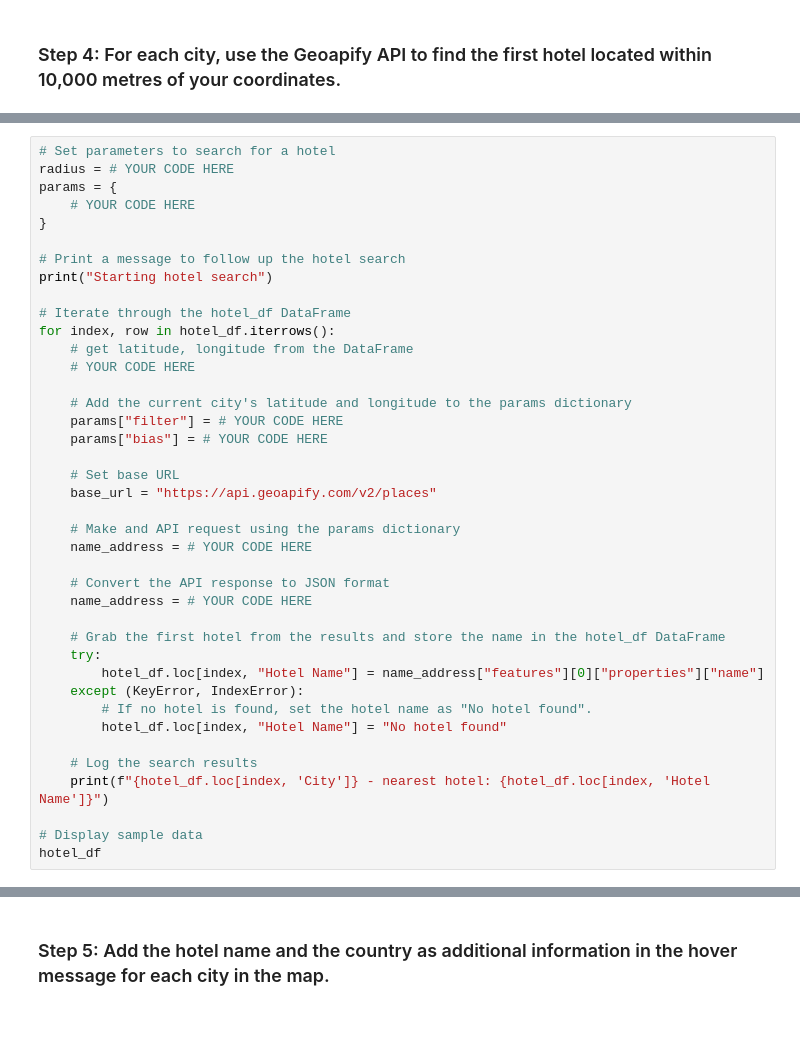
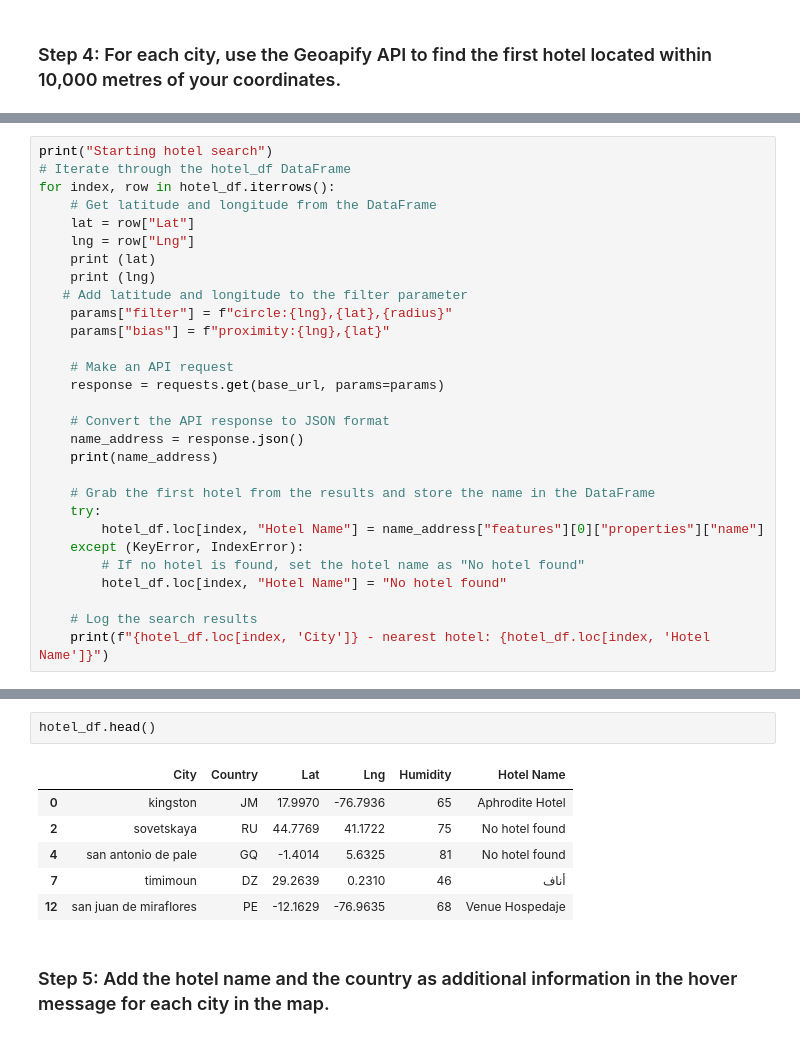
Before and after one commit to Asiabyr95/python-api-challenge, a Jupyter notebook: VacationPy.ipynb, the cells around one changed output, grey strips where cells are left out. Saved outputs shown, nothing was run; the diff lists cells and outputs as text.

```diff
--- a/VacationPy.ipynb
+++ b/VacationPy.ipynb
@@ -104,42 +108,31 @@ city_data_df.head()
 # %%
-# Set parameters to search for a hotel
-radius = # YOUR CODE HERE
-params = {
-    # YOUR CODE HERE
-}
-
-# Print a message to follow up the hotel search
 print("Starting hotel search")
-
 # Iterate through the hotel_df DataFrame
 for index, row in hotel_df.iterrows():
-    # get latitude, longitude from the DataFrame
-    # YOUR CODE HERE
+    # Get latitude and longitude from the DataFrame
+    lat = row["Lat"]
+    lng = row["Lng"]
+    print (lat)
+    print (lng)
+   # Add latitude and longitude to the filter parameter
+    params["filter"] = f"circle:{lng},{lat},{radius}"
+    params["bias"] = f"proximity:{lng},{lat}"
 
-    # Add the current city's latitude and longitude to the params dictionary
-    params["filter"] = # YOUR CODE HERE
-    params["bias"] = # YOUR CODE HERE
-
-    # Set base URL
-    base_url = "https://api.geoapify.com/v2/places"
-
-    # Make and API request using the params dictionary
-    name_address = # YOUR CODE HERE
+    # Make an API request
+    response = requests.get(base_url, params=params)
 
     # Convert the API response to JSON format
-    name_address = # YOUR CODE HERE
+    name_address = response.json()
+    print(name_address)
 
-    # Grab the first hotel from the results and store the name in the hotel_df DataFrame
+    # Grab the first hotel from the results and store the name in the DataFrame
     try:
         hotel_df.loc[index, "Hotel Name"] = name_address["features"][0]["properties"]["name"]
     except (KeyError, IndexError):
-        # If no hotel is found, set the hotel name as "No hotel found".
+        # If no hotel is found, set the hotel name as "No hotel found"
         hotel_df.loc[index, "Hotel Name"] = "No hotel found"
 
     # Log the search results
     print(f"{hotel_df.loc[index, 'City']} - nearest hotel: {hotel_df.loc[index, 'Hotel Name']}")
-
-# Display sample data
-hotel_df
 # %% [output]
 Starting hotel search
@@ -179,2 +156,11 @@ vernal - nearest hotel: Landmark Inn and Suites
+# %%
+hotel_df.head()
+# %% [output]
+|  | City | Country | Lat | Lng | Humidity | Hotel Name |
+| 0 | kingston | JM | 17.9970 | -76.7936 | 65 | Aphrodite Hotel |
+| 2 | sovetskaya | RU | 44.7769 | 41.1722 | 75 | No hotel found |
+| 4 | san antonio de pale | GQ | -1.4014 | 5.6325 | 81 | No hotel found |
+| 7 | timimoun | DZ | 29.2639 | 0.2310 | 46 | أناف |
+| 12 | san juan de miraflores | PE | -12.1629 | -76.9635 | 68 | Venue Hospedaje |
 # %% [markdown]
 ### Step 5: Add the hotel name and the country as additional information in the hover message for each city in the map.
```
Also changed, not shown: parts of 10 cells of this notebook, 16 other files.
